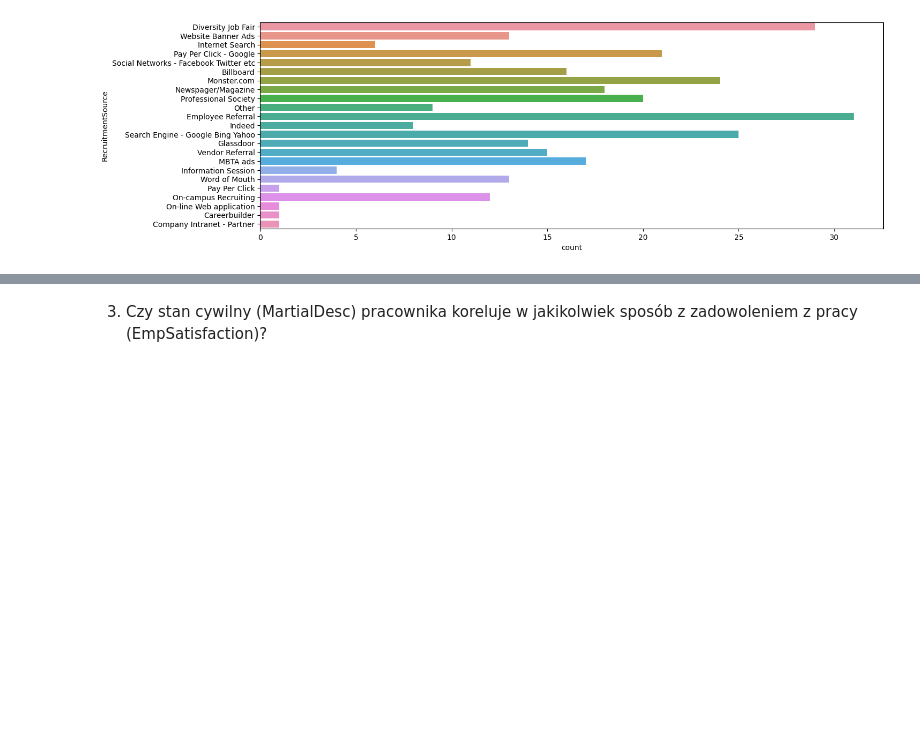
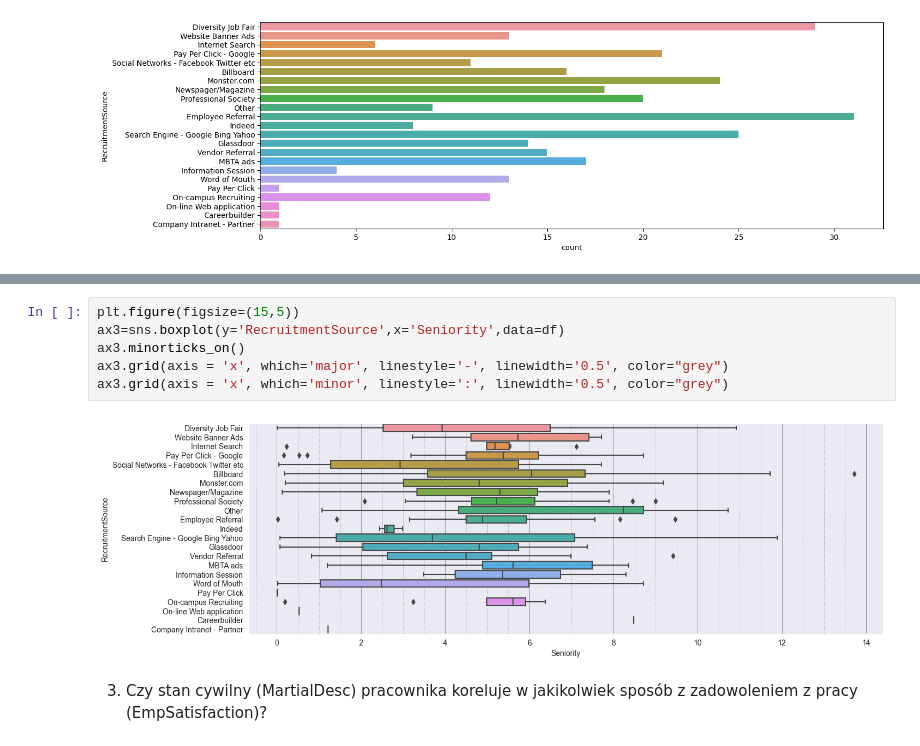
Before and after one commit to Margolka/Module_9_ch2, a Jupyter notebook: ex.ipynb, the cells around one changed output, grey strips where cells are left out. Saved outputs shown, nothing was run; the diff lists cells and outputs as text; blank space fills up the shorter version.

```diff
--- a/ex.ipynb
+++ b/ex.ipynb
@@ -124,3 +126,11 @@ sns.boxplot(y='RecruitmentSource',x='Seniority',data=df)
+# %%
+plt.figure(figsize=(15,5))
+ax3=sns.boxplot(y='RecruitmentSource',x='Seniority',data=df)
+ax3.minorticks_on()
+ax3.grid(axis = 'x', which='major', linestyle='-', linewidth='0.5', color="grey")
+ax3.grid(axis = 'x', which='minor', linestyle=':', linewidth='0.5', color="grey")
+# %% [output]
+[figure, added]
 # %% [markdown]
 3. Czy stan cywilny (MartialDesc) pracownika koreluje w jakikolwiek sposób z zadowoleniem z pracy (EmpSatisfaction)?
 # %% [markdown]
```
Also changed, not shown: parts of 5 cells of this notebook.
